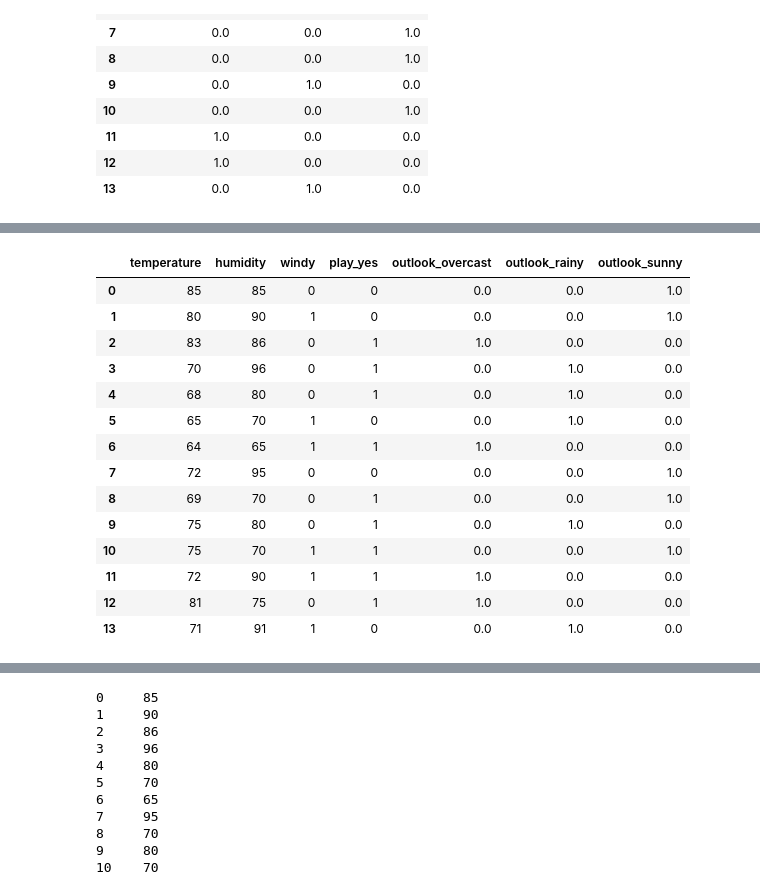
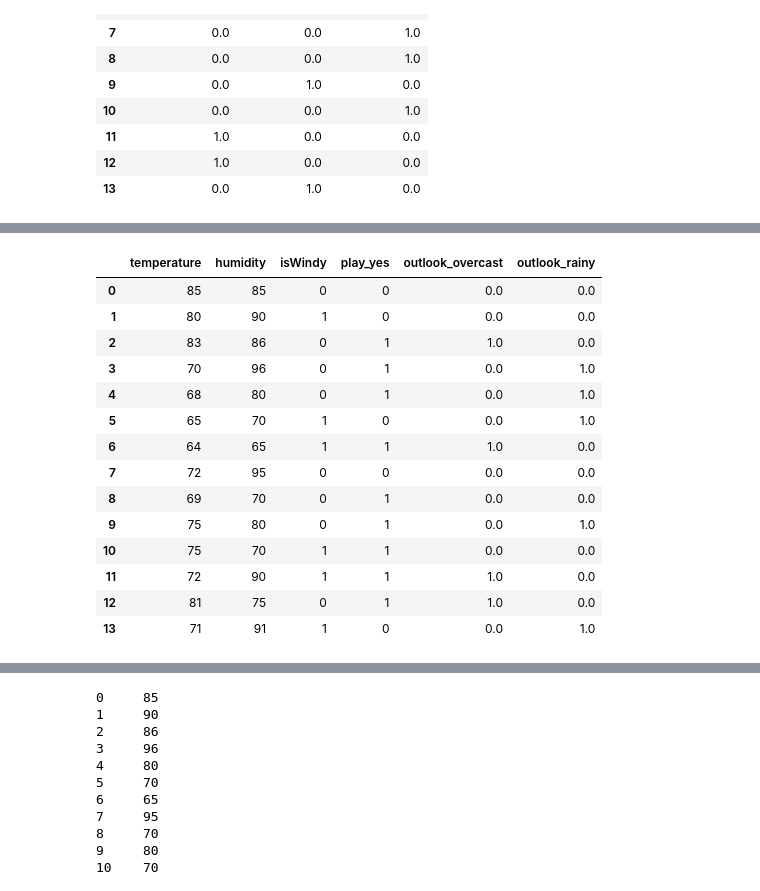
Before and after one commit to sila-ozyurt/MachineLearningConcepts, a Jupyter notebook: MachineLearningConcepts/RegressionAlgorithms/BackwardElimination/Assignment1.ipynb, the cells around one changed output, grey strips where cells are left out. Drawn from its saved outputs; the diff is of its cells as text; code cells hidden in the pictures.

```diff
--- a/MachineLearningConcepts/RegressionAlgorithms/BackwardElimination/Assignment1.ipynb
+++ b/MachineLearningConcepts/RegressionAlgorithms/BackwardElimination/Assignment1.ipynb
@@ -39,12 +47,14 @@ df["outlook"].unique()
 # %% [output]
 array(['sunny', 'overcast', 'rainy'], dtype=object)
 # %%
-#encode process
+#ohe for outlook
+
 from sklearn.preprocessing import OneHotEncoder
 
 ohe=OneHotEncoder(handle_unknown="ignore",sparse_output=False).set_output(transform="pandas")
-ohe_transform=ohe.fit_transform(df[["outlook"]])
-ohe_transform
+
+encoded_data=ohe.fit_transform(df[["outlook"]])
+encoded_data
 # %% [output]
 |  | outlook_overcast | outlook_rainy | outlook_sunny |
 | 0 | 0.0 | 0.0 | 1.0 |
@@ -64,6 +74,6 @@ ohe_transform
 # %%
 #eliminate dummy variables and concat
 
-df=pd.concat([df,ohe_transform],axis=1).drop(columns=["outlook"])
+df=pd.concat([df,encoded_data],axis=1).drop(columns=["outlook","outlook_sunny"])
 df
 # %% [output]
@@ -122,7 +94,0 @@ df
-# %%
-#lets encode 'play' column
-#it is also nominal categorical column but binary meanwhile
-#so labelencoder will be useful
-
-df["play"]=le.fit_transform(df[["play"]])
-df
@@ -144,0 +95,12 @@ df
+# %%
+#encode windy column, it is again nominal categorical but values will be binary 0 and 1
+#so one hot encoder doesn't provide us any advantage
+
+from sklearn.preprocessing import LabelEncoder
+
+le=LabelEncoder()
+
+columns=["windy","play"]
+
+df[columns]=df[columns].apply(lambda col:le.fit_transform(col))
+df
@@ -145,21 +123,21 @@ df
 # %%
-df=df.rename(columns={"play":"play_yes"})
+df=df.rename(columns={"play":"play_yes","windy":"isWindy"})
 df
 # %% [output]
-|  | temperature | humidity | windy | play_yes | outlook_overcast | outlook_rainy | outlook_sunny |
-| 0 | 85 | 85 | 0 | 0 | 0.0 | 0.0 | 1.0 |
-| 1 | 80 | 90 | 1 | 0 | 0.0 | 0.0 | 1.0 |
-| 2 | 83 | 86 | 0 | 1 | 1.0 | 0.0 | 0.0 |
-| 3 | 70 | 96 | 0 | 1 | 0.0 | 1.0 | 0.0 |
-| 4 | 68 | 80 | 0 | 1 | 0.0 | 1.0 | 0.0 |
-| 5 | 65 | 70 | 1 | 0 | 0.0 | 1.0 | 0.0 |
-| 6 | 64 | 65 | 1 | 1 | 1.0 | 0.0 | 0.0 |
-| 7 | 72 | 95 | 0 | 0 | 0.0 | 0.0 | 1.0 |
-| 8 | 69 | 70 | 0 | 1 | 0.0 | 0.0 | 1.0 |
-| 9 | 75 | 80 | 0 | 1 | 0.0 | 1.0 | 0.0 |
-| 10 | 75 | 70 | 1 | 1 | 0.0 | 0.0 | 1.0 |
-| 11 | 72 | 90 | 1 | 1 | 1.0 | 0.0 | 0.0 |
-| 12 | 81 | 75 | 0 | 1 | 1.0 | 0.0 | 0.0 |
-| 13 | 71 | 91 | 1 | 0 | 0.0 | 1.0 | 0.0 |
+|  | temperature | humidity | isWindy | play_yes | outlook_overcast | outlook_rainy |
+| 0 | 85 | 85 | 0 | 0 | 0.0 | 0.0 |
+| 1 | 80 | 90 | 1 | 0 | 0.0 | 0.0 |
+| 2 | 83 | 86 | 0 | 1 | 1.0 | 0.0 |
+| 3 | 70 | 96 | 0 | 1 | 0.0 | 1.0 |
+| 4 | 68 | 80 | 0 | 1 | 0.0 | 1.0 |
+| 5 | 65 | 70 | 1 | 0 | 0.0 | 1.0 |
+| 6 | 64 | 65 | 1 | 1 | 1.0 | 0.0 |
+| 7 | 72 | 95 | 0 | 0 | 0.0 | 0.0 |
+| 8 | 69 | 70 | 0 | 1 | 0.0 | 0.0 |
+| 9 | 75 | 80 | 0 | 1 | 0.0 | 1.0 |
+| 10 | 75 | 70 | 1 | 1 | 0.0 | 0.0 |
+| 11 | 72 | 90 | 1 | 1 | 1.0 | 0.0 |
+| 12 | 81 | 75 | 0 | 1 | 1.0 | 0.0 |
+| 13 | 71 | 91 | 1 | 0 | 0.0 | 1.0 |
 # %%
 #x
```
Also changed, not shown: parts of 25 cells of this notebook, 22 other files.
